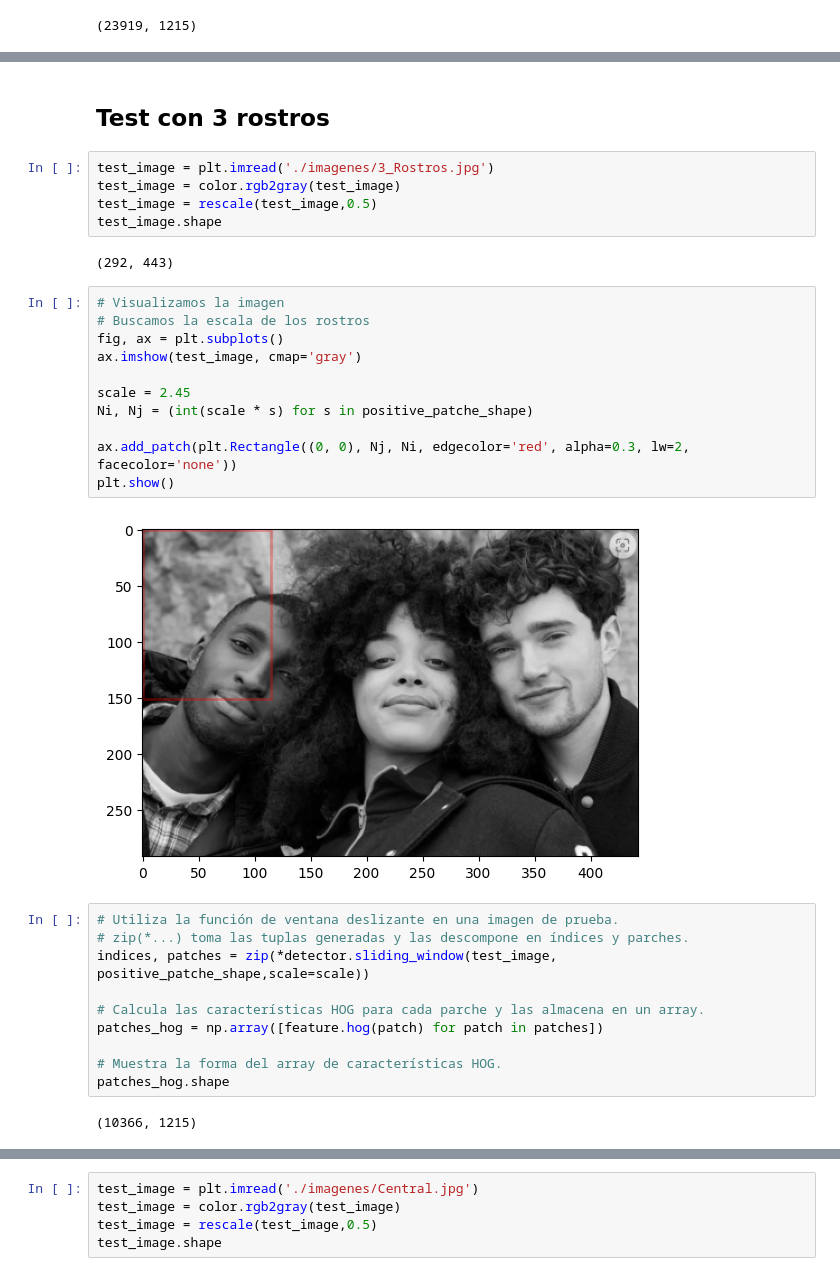
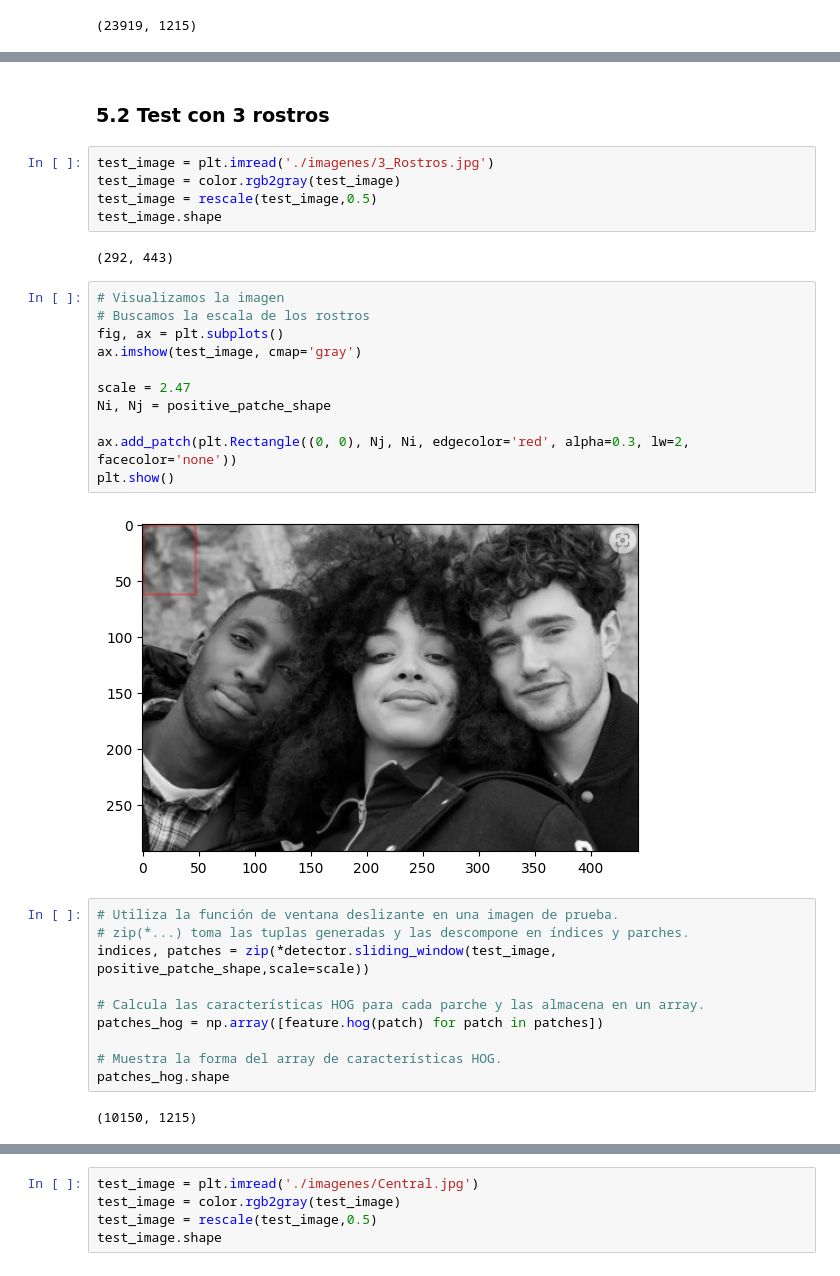
Before and after one commit to rde-armas/mode-2023, a Jupyter notebook: entrega_final/Laboratorio_mode.ipynb, the cells around one changed output, grey strips where cells are left out. Saved outputs shown, nothing was run; the diff lists cells and outputs as text.

```diff
--- a/entrega_final/Laboratorio_mode.ipynb
+++ b/entrega_final/Laboratorio_mode.ipynb
@@ -495,5 +400,5 @@ for i, j in detecciones:
 # %% [markdown]
-## Test con 3 rostros
+### 5.2 Test con 3 rostros
 # %%
 test_image = plt.imread('./imagenes/3_Rostros.jpg')
 test_image = color.rgb2gray(test_image)
@@ -504,16 +409,16 @@ test_image.shape
 # %%
 # Visualizamos la imagen
 # Buscamos la escala de los rostros
 fig, ax = plt.subplots()
 ax.imshow(test_image, cmap='gray')
 
-scale = 2.45
-Ni, Nj = (int(scale * s) for s in positive_patche_shape)
+scale = 2.47
+Ni, Nj = positive_patche_shape
 
 ax.add_patch(plt.Rectangle((0, 0), Nj, Ni, edgecolor='red', alpha=0.3, lw=2, facecolor='none'))
 plt.show()
 # %% [output]
-[figure, old version]
+[figure, new version]
 # %%
 # Utiliza la función de ventana deslizante en una imagen de prueba.
 # zip(*...) toma las tuplas generadas y las descompone en índices y parches.
@@ -525,6 +430,6 @@ patches_hog = np.array([feature.hog(patch) for patch in patches])
 # Muestra la forma del array de características HOG.
 patches_hog.shape
 # %% [output]
-(10366, 1215)
+(10150, 1215)
 # %%
 # Predicción
```
Also changed, not shown: parts of 36 cells of this notebook, 3 other files.
